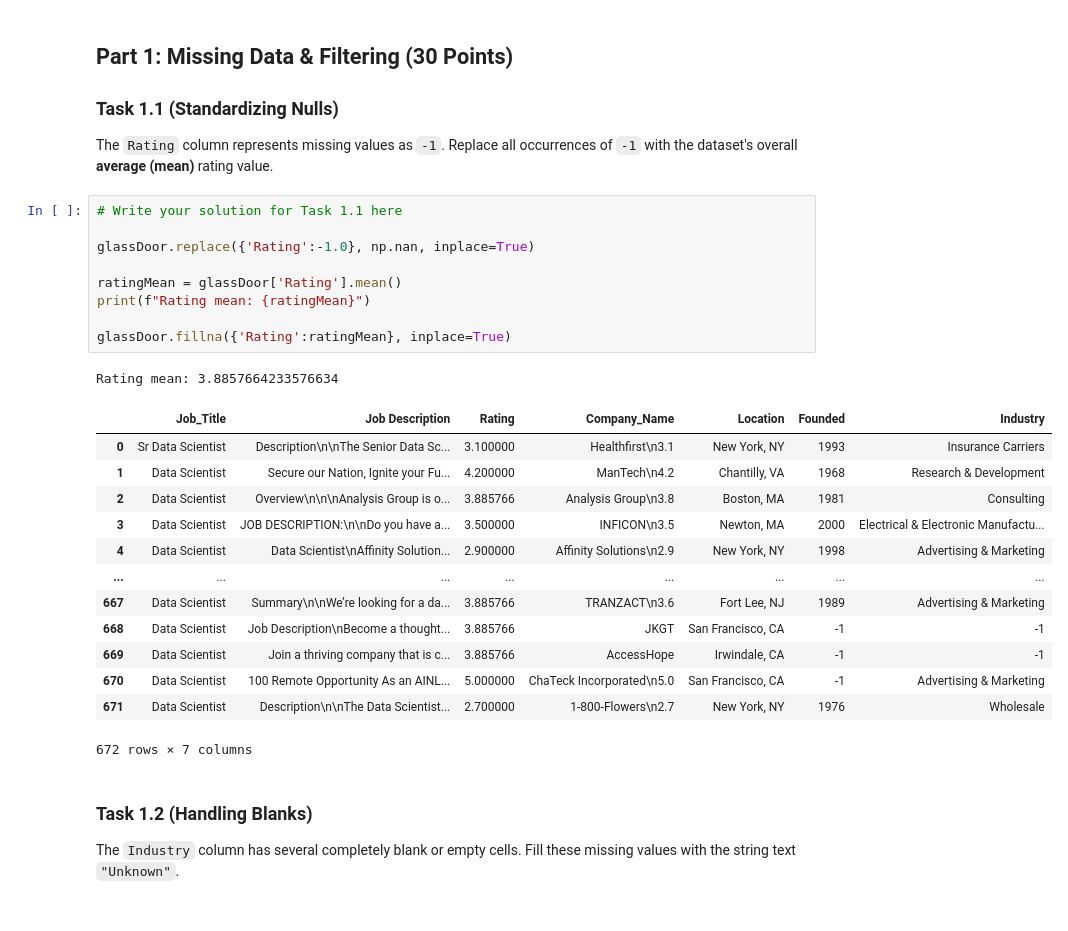
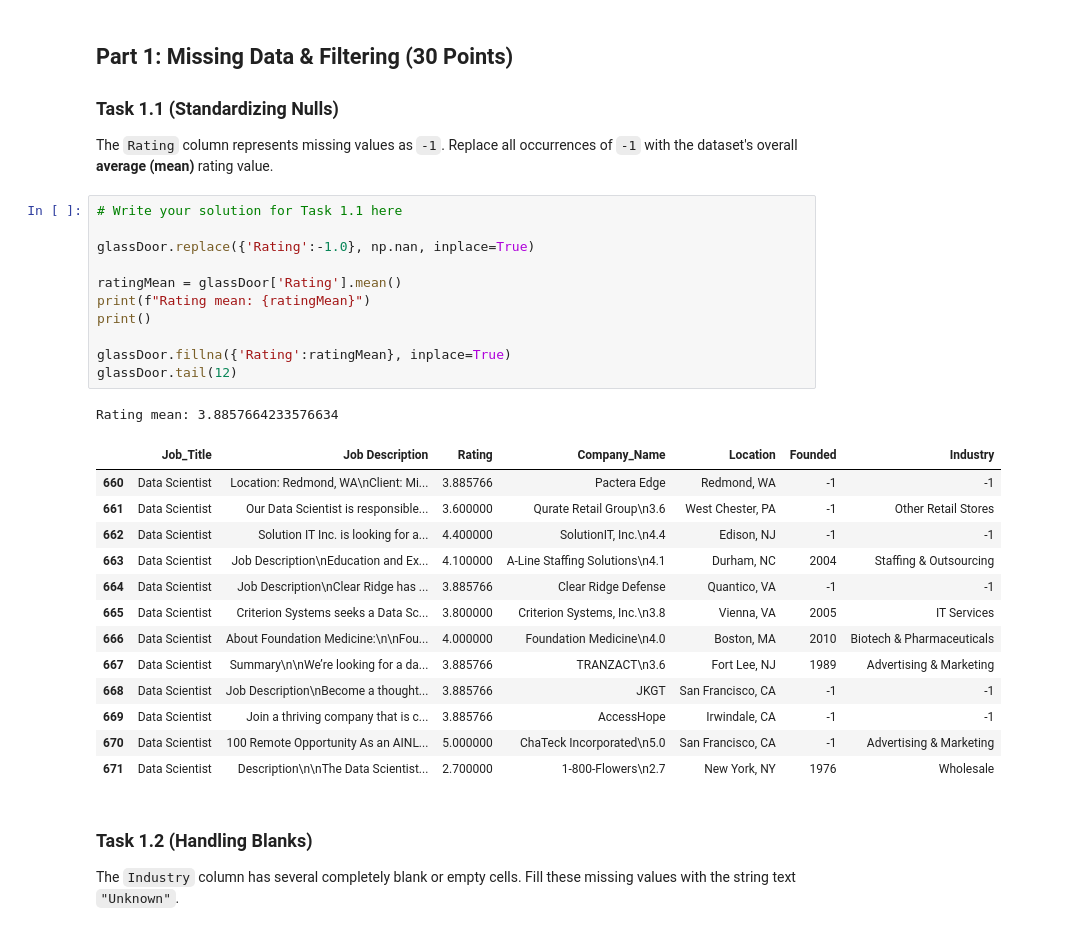
Before and after one commit to mshinMC/DATA101, a Jupyter notebook: Data_Wrangling_Project - Copy.ipynb, the cells around one changed output. Drawn from its saved outputs; the diff is of its cells as text.

```diff
--- a/Data_Wrangling_Project - Copy.ipynb
+++ b/Data_Wrangling_Project - Copy.ipynb
@@ -25,27 +25,29 @@ The `Rating` column represents missing values as `-1`. Replace all occurrences o
 # %%
 # Write your solution for Task 1.1 here
 
 glassDoor.replace({'Rating':-1.0}, np.nan, inplace=True)
 
 ratingMean = glassDoor['Rating'].mean()
 print(f"Rating mean: {ratingMean}")
+print()
 
 glassDoor.fillna({'Rating':ratingMean}, inplace=True)
+glassDoor.tail(12)
 # %% [output]
 Rating mean: 3.8857664233576634
 |  | Job_Title | Job Description | Rating | Company_Name | Location | Founded | Industry |
-| 0 | Sr Data Scientist | Description\n\nThe Senior Data Sc... | 3.100000 | Healthfirst\n3.1 | New York, NY | 1993 | Insurance Carriers |
-| 1 | Data Scientist | Secure our Nation, Ignite your Fu... | 4.200000 | ManTech\n4.2 | Chantilly, VA | 1968 | Research & Development |
-| 2 | Data Scientist | Overview\n\n\nAnalysis Group is o... | 3.885766 | Analysis Group\n3.8 | Boston, MA | 1981 | Consulting |
-| 3 | Data Scientist | JOB DESCRIPTION:\n\nDo you have a... | 3.500000 | INFICON\n3.5 | Newton, MA | 2000 | Electrical & Electronic Manufactu... |
-| 4 | Data Scientist | Data Scientist\nAffinity Solution... | 2.900000 | Affinity Solutions\n2.9 | New York, NY | 1998 | Advertising & Marketing |
-| ... | ... | ... | ... | ... | ... | ... | ... |
+| 660 | Data Scientist | Location: Redmond, WA\nClient: Mi... | 3.885766 | Pactera Edge | Redmond, WA | -1 | -1 |
+| 661 | Data Scientist | Our Data Scientist is responsible... | 3.600000 | Qurate Retail Group\n3.6 | West Chester, PA | -1 | Other Retail Stores |
+| 662 | Data Scientist | Solution IT Inc. is looking for a... | 4.400000 | SolutionIT, Inc.\n4.4 | Edison, NJ | -1 | -1 |
+| 663 | Data Scientist | Job Description\nEducation and Ex... | 4.100000 | A-Line Staffing Solutions\n4.1 | Durham, NC | 2004 | Staffing & Outsourcing |
+| 664 | Data Scientist | Job Description\nClear Ridge has ... | 3.885766 | Clear Ridge Defense | Quantico, VA | -1 | -1 |
+| 665 | Data Scientist | Criterion Systems seeks a Data Sc... | 3.800000 | Criterion Systems, Inc.\n3.8 | Vienna, VA | 2005 | IT Services |
+| 666 | Data Scientist | About Foundation Medicine:\n\nFou... | 4.000000 | Foundation Medicine\n4.0 | Boston, MA | 2010 | Biotech & Pharmaceuticals |
 | 667 | Data Scientist | Summary\n\nWe’re looking for a da... | 3.885766 | TRANZACT\n3.6 | Fort Lee, NJ | 1989 | Advertising & Marketing |
 | 668 | Data Scientist | Job Description\nBecome a thought... | 3.885766 | JKGT | San Francisco, CA | -1 | -1 |
 | 669 | Data Scientist | Join a thriving company that is c... | 3.885766 | AccessHope | Irwindale, CA | -1 | -1 |
 | 670 | Data Scientist | 100 Remote Opportunity As an AINL... | 5.000000 | ChaTeck Incorporated\n5.0 | San Francisco, CA | -1 | Advertising & Marketing |
 | 671 | Data Scientist | Description\n\nThe Data Scientist... | 2.700000 | 1-800-Flowers\n2.7 | New York, NY | 1976 | Wholesale |
-672 rows × 7 columns
 # %% [markdown]
 ### **Task 1.2 (Handling Blanks)**
 The `Industry` column has several completely blank or empty cells. Fill these missing values with the string text `"Unknown"`.
```
Also changed, not shown: parts of 7 cells of this notebook.
